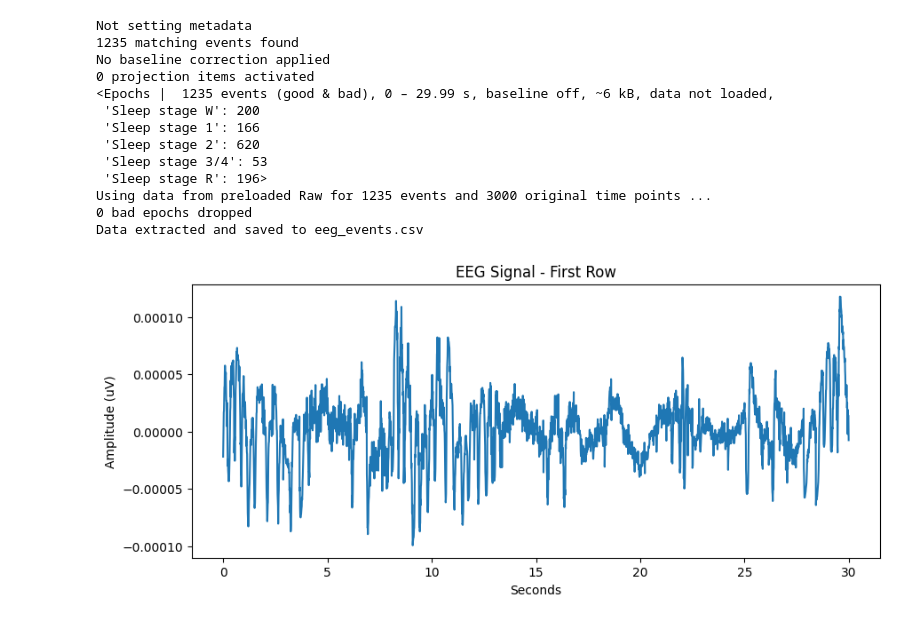
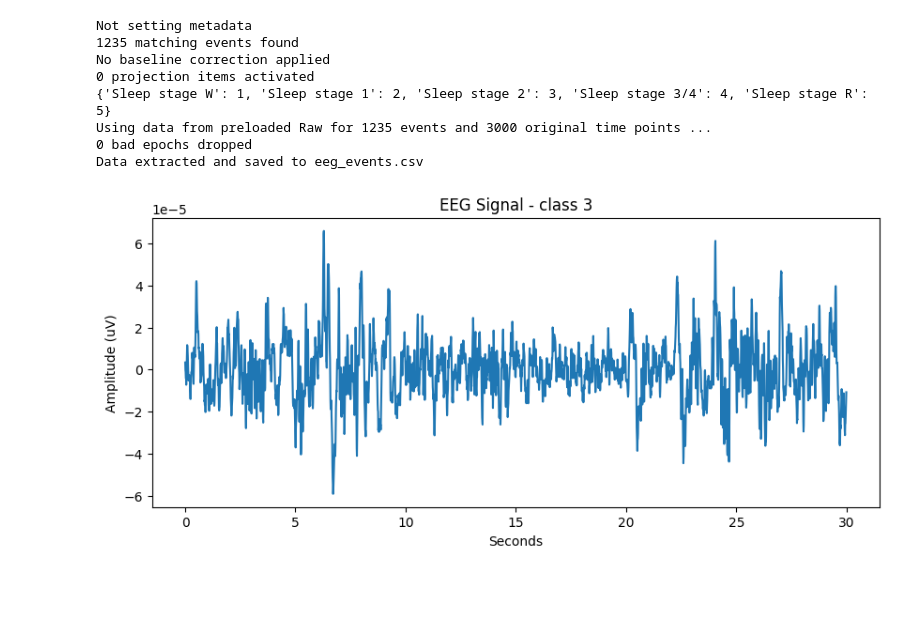
Before and after one commit to msverker/Bachelor_Thesis, a Jupyter notebook: EDF_Dataloader.ipynb, the cells around one changed output. Cells and saved outputs as stored; diff of their text form; code cells hidden in the pictures; blank space fills up the shorter version.

Commit message:
Labels found, put onto given signal.

```diff
--- a/EDF_Dataloader.ipynb
+++ b/EDF_Dataloader.ipynb
@@ -106,7 +112,7 @@ epochs_train = mne.Epochs(
 )
 # del raw_train
 
-print(epochs_train)
+print(epochs_train.event_id)
 output_file = 'eeg_events.csv'
 np.savetxt(output_file, epochs_train.get_data().squeeze(), delimiter=',')
 
@@ -116,31 +122,27 @@ Not setting metadata
 1235 matching events found
 No baseline correction applied
 0 projection items activated
-<Epochs |  1235 events (good & bad), 0 – 29.99 s, baseline off, ~6 kB, data not loaded,
- 'Sleep stage W': 200
- 'Sleep stage 1': 166
- 'Sleep stage 2': 620
- 'Sleep stage 3/4': 53
- 'Sleep stage R': 196>
+{'Sleep stage W': 1, 'Sleep stage 1': 2, 'Sleep stage 2': 3, 'Sleep stage 3/4': 4, 'Sleep stage R': 5}
 Using data from preloaded Raw for 1235 events and 3000 original time points ...
 0 bad epochs dropped
 Data extracted and saved to eeg_events.csv
 # %%
 data = np.loadtxt(output_file, delimiter=',')
 
+N = 162
 # Extract the first row
-first_row = data[2, :]
+first_row = data[N, :]
 # print(len(first_row))
 # Plot the signal
 plt.figure(figsize=(10, 4))
 time_step = np.arange(0, len(first_row)) * (1 / raw_train.info['sfreq'])
 plt.plot(time_step, first_row)
-plt.title('EEG Signal - First Row')
+plt.title('EEG Signal - class ' f'{epochs_train.events[N][2]}')
 plt.xlabel('Seconds')
 plt.ylabel('Amplitude (uV)')
 plt.show()
 # %% [output]
-[figure, old version]
+[figure, new version]
 # %%
 plt.rcParams['figure.figsize'] = (16, 6)
 
```
Also changed, not shown: parts of 3 cells of this notebook.
